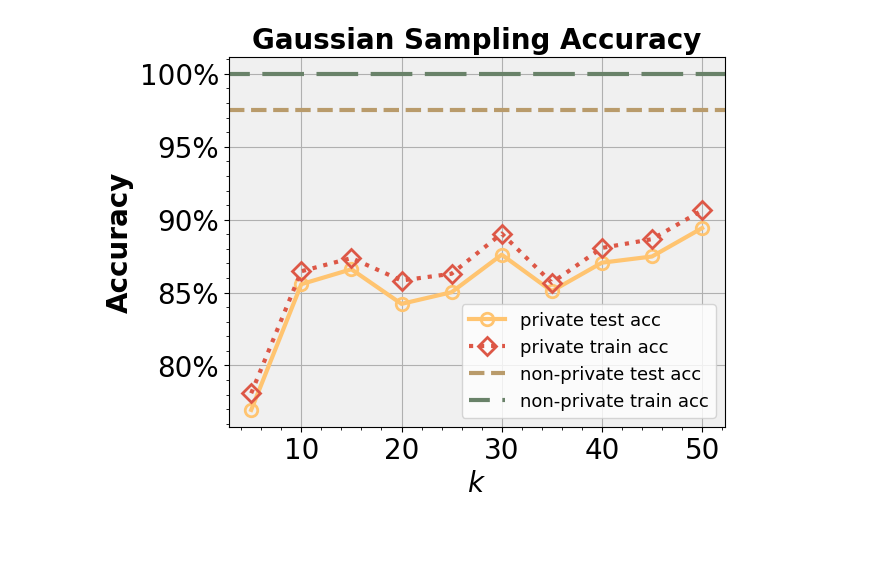
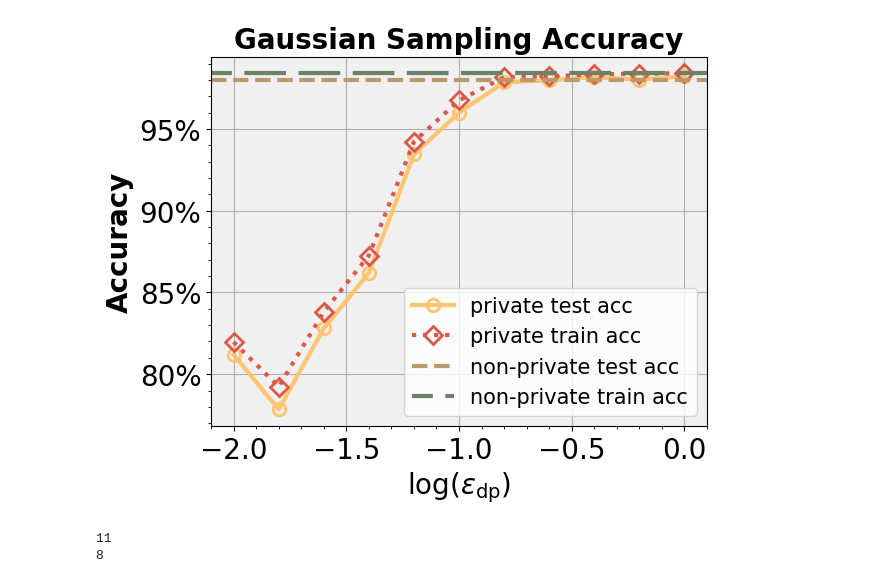
Before and after one commit to JamesSand/DP-NTK-Regression, a Jupyter notebook: draw_figs/gaussian_draw.ipynb, the cells around one changed output. Saved outputs shown, nothing was run; the diff lists cells and outputs as text; code cells hidden in the pictures; blank space fills up the shorter version.

```diff
--- a/draw_figs/gaussian_draw.ipynb
+++ b/draw_figs/gaussian_draw.ipynb
@@ -26,15 +26,21 @@ line_style_dict = {
 }
 line_style_list = ["solid", "dotted", "dashed", 'dashdotted', 'long dash with offset']
 
+# x_data = [-2.0, -1.8, -1.6, -1.4, -1.2, -1.0, -0.7999999999999998, -0.5999999999999999, -0.3999999999999999, -0.19999999999999996, 0.0]
+# test_acc_list = [0.7450000047683716, 0.7222500443458557, 0.7357500195503235, 0.8992500305175781, 0.953499972820282, 0.9632499814033508, 0.9734999537467957, 0.9882499575614929, 0.9890000224113464, 0.9882499575614929, 0.9899999499320984]
+# train_acc_list = [0.7523500323295593, 0.7272250056266785, 0.7423999905586243, 0.9069250226020813, 0.957925021648407, 0.9683001637458801, 0.9751500487327576, 0.9822250604629517, 0.9821000099182129, 0.9819499850273132, 0.9831250905990601]
 
-x_data = [5, 10, 15, 20, 25, 30, 35, 40, 45, 50]
-test_acc_list = [0.7695000171661377, 0.8557500243186951, 0.8659998774528503, 0.8422499895095825, 0.8502499461174011, 0.875999927520752, 0.8510000109672546, 0.8704999089241028, 0.8747499585151672, 0.8942500352859497]
-train_acc_list = [0.7809500098228455, 0.8646249771118164, 0.873699963092804, 0.8582750558853149, 0.8629249930381775, 0.890500009059906, 0.8567500114440918, 0.8806250691413879, 0.886650025844574, 0.9064000248908997]
+
+x_data =[-2.0, -1.8, -1.6, -1.4, -1.2, -1.0, -0.7999999999999998, -0.5999999999999999, -0.3999999999999999, -0.19999999999999996, 0.0]
+test_acc_list =[0.8119999766349792, 0.778499960899353, 0.8279999494552612, 0.8620001077651978, 0.9345000386238098, 0.9600000381469727, 0.9785000085830688, 0.9797499775886536, 0.9817500114440918, 0.9802498817443848, 0.982249915599823]
+train_acc_list = [0.8196749687194824, 0.792324960231781, 0.8381500244140625, 0.8725500106811523, 0.942175030708313, 0.9675000905990601, 0.9816250801086426, 0.9822250604629517, 0.9834000468254089, 0.9839000701904297, 0.9840500950813293]
+
+
 
 y_data_list = [test_acc_list, train_acc_list]
 y_data_name_list = ["private test acc", "private train acc"]
 
-non_private_test_acc, non_private_train_acc = 0.975, 1.0
+non_private_test_acc, non_private_train_acc = 0.9800, 0.9840
 
 title_name = "Gaussian Sampling Accuracy"
 
@@ -57,33 +63,44 @@ for i, y_data in enumerate(y_data_list):
         markeredgecolor=color_list[i], markeredgewidth=2, linestyle=line_style_dict[line_style_list[i]])
 
 plt.grid(True)  # show grid
 # add legend
 # plt.legend(fontsize=font_size, loc='upper right')
 
 
 # add title and labels for x and y
 plt.title(title_name, fontsize=font_size, fontweight='bold')
-plt.xlabel(r'$k$', fontsize=font_size, fontweight='bold')
+# plt.xlabel(r'$k$', fontsize=font_size, fontweight='bold')
+plt.xlabel(r'$\log (\epsilon_{\mathrm{dp}})$', fontsize=font_size, fontweight='bold')
 plt.ylabel('Accuracy', fontsize=font_size, fontweight='bold')
 
 plt.minorticks_on()
 
 # set stick font size
 plt.xticks(fontsize=20)
 plt.yticks(fontsize=20)
 
 plt.axhline(y=non_private_test_acc, color='#B99B6B', linewidth=line_width, linestyle=line_style_dict[line_style_list[2]], label="non-private test acc")
 plt.axhline(y=non_private_train_acc, color='#698269', linewidth=line_width, linestyle=line_style_dict[line_style_list[4]], label="non-private train acc")
 
 # plt.legend(fontsize=15)
-plt.legend(fontsize=13, loc="lower right")
+plt.legend(fontsize=15, loc="lower right")
 
 # # # # # show fig
 # plt.show()
 
 # # if args.save_type == "pdf":
 save_fig_path = os.path.join(save_fig_dir, f"gaussian_mechanism_accuracy.pdf")
 # print(save_fig_path)
 plt.savefig(save_fig_path, format='pdf', bbox_inches='tight', pad_inches=0.05)
 # %% [output]
-[figure, old version]
+[figure, new version]
+# %%
+x_data = [-2.0, -1.8, -1.6, -1.4, -1.2, -1.0, -0.7999999999999998, -0.5999999999999999, -0.3999999999999999, -0.19999999999999996, 0.0]
+test_acc_list = [0.7450000047683716, 0.7222500443458557, 0.7357500195503235, 0.8992500305175781, 0.953499972820282, 0.9632499814033508, 0.9734999537467957, 0.9882499575614929, 0.9890000224113464, 0.9882499575614929, 0.9899999499320984]
+train_acc_list = [0.7523500323295593, 0.7272250056266785, 0.7423999905586243, 0.9069250226020813, 0.957925021648407, 0.9683001637458801, 0.9751500487327576, 0.9822250604629517, 0.9821000099182129, 0.9819499850273132, 0.9831250905990601]
+
+print(len(x_data))
+print(len(test_acc_list))
+# %% [output]
+11
+8
```
Also changed, not shown: 2 other files.
